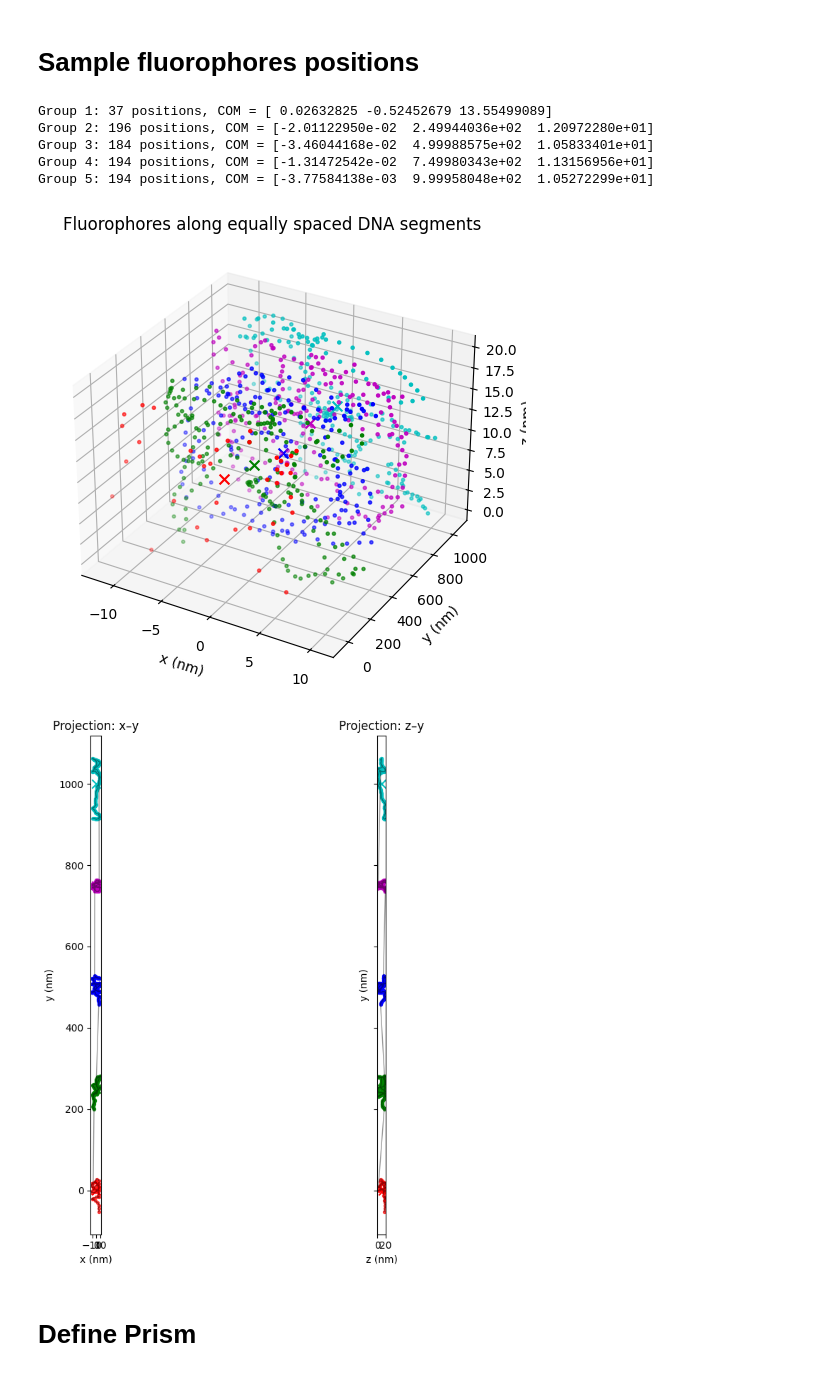
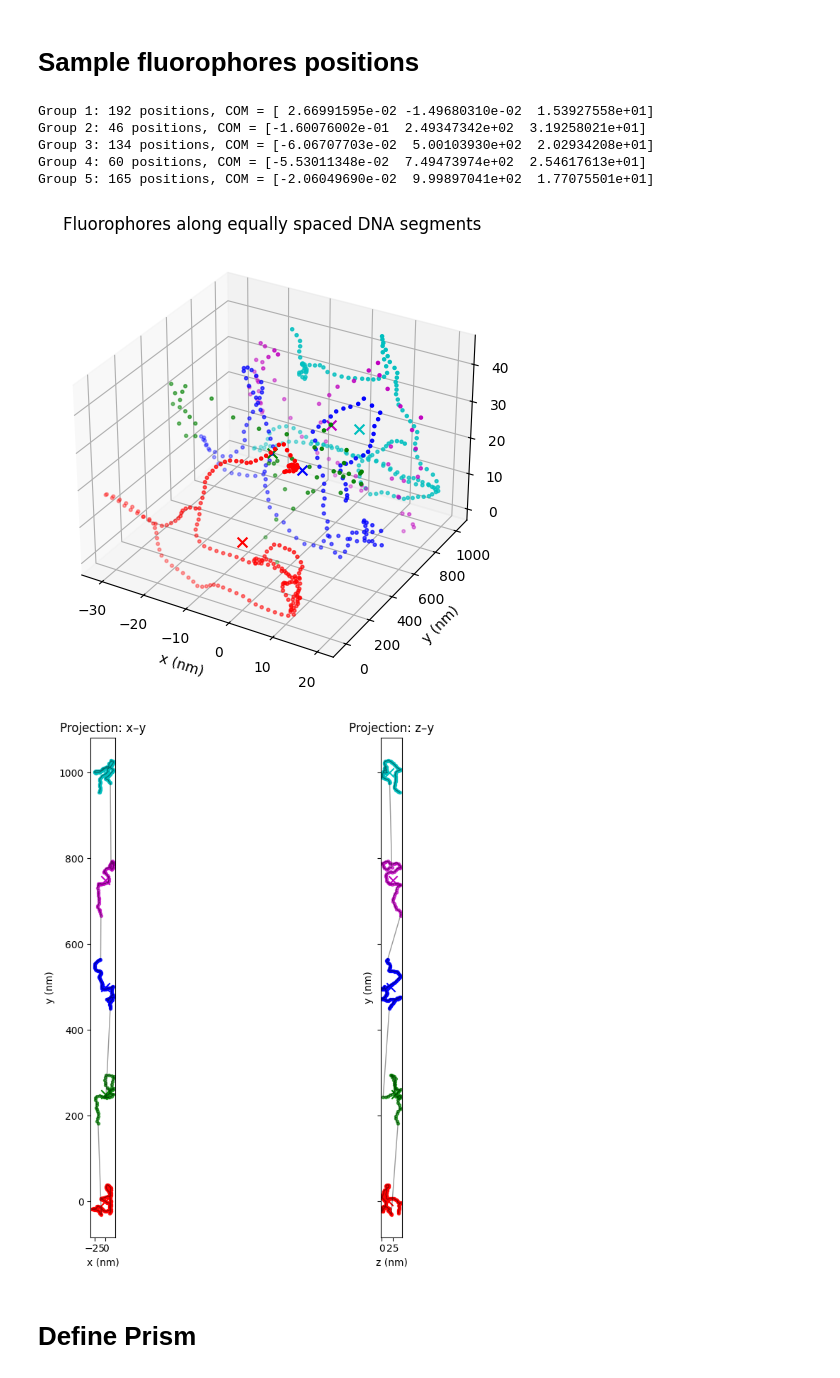
Before and after one commit to cmanzo/DNA_NanoString, a Jupyter notebook: Carlo/sim_gt.ipynb, the cells around one changed output. Cells and saved outputs as stored; diff of their text form; code cells hidden in the pictures.

```diff
--- a/Carlo/sim_gt.ipynb
+++ b/Carlo/sim_gt.ipynb
@@ -220,7 +220,7 @@ import numpy as np
 import matplotlib.pyplot as plt
 
 # Load DNA chains
-df = pd.read_csv("dna_900bp_channel_WLC_D20.csv")
+df = pd.read_csv("dna_900bp_channel_WLC_D45.csv")
 
 chain_ids = df["chain_id"].unique()[:5]
 segments = []
@@ -296,7 +296,7 @@ import numpy as np
 import matplotlib.pyplot as plt
 
 # --- Load DNA chains ---
-df = pd.read_csv("dna_900bp_channel_WLC_D20.csv")
+df = pd.read_csv("dna_900bp_channel_WLC_D45.csv")
 chain_ids = df["chain_id"].unique()[:5]
 segments = []
 
@@ -374,40 +374,40 @@ ax.set_zlabel("z (nm)")
 ax.set_title("Fluorophores along equally spaced DNA segments")
 plt.tight_layout()
 plt.show()
 
 # --- 2D projections ---
 fig, axes = plt.subplots(1, 2, figsize=(12, 8), sharey=True)
 
 # x–y projection
 axes[0].plot(all_coords[:, 0], all_coords[:, 1], "k-", linewidth=1.0, alpha=0.4)
 for samples, com, col in zip(fluorophore_groups, group_coms, colors):
     axes[0].scatter(samples[:, 0], samples[:, 1], s=8, color=col, alpha=0.7)
     axes[0].scatter(com[0], com[1], s=80, color=col, marker="x")
 axes[0].set_xlabel("x (nm)")
 axes[0].set_ylabel("y (nm)")
 axes[0].set_title("Projection: x–y")
 axes[0].set_aspect("equal", adjustable="box")
 
 # z–y projection
 axes[1].plot(all_coords[:, 2], all_coords[:, 1], "k-", linewidth=1.0, alpha=0.4)
 for samples, com, col in zip(fluorophore_groups, group_coms, colors):
     axes[1].scatter(samples[:, 2], samples[:, 1], s=8, color=col, alpha=0.7)
     axes[1].scatter(com[2], com[1], s=80, color=col, marker="x")
 axes[1].set_xlabel("z (nm)")
 axes[1].set_ylabel("y (nm)")
 axes[1].set_title("Projection: z–y")
 axes[1].set_aspect("equal", adjustable="box")
 
 plt.tight_layout()
 plt.show()
 # %% [output]
-Group 1: 37 positions, COM = [ 0.02632825 -0.52452679 13.55499089]
-Group 2: 196 positions, COM = [-2.01122950e-02  2.49944036e+02  1.20972280e+01]
-Group 3: 184 positions, COM = [-3.46044168e-02  4.99988575e+02  1.05833401e+01]
-Group 4: 194 positions, COM = [-1.31472542e-02  7.49980343e+02  1.13156956e+01]
-Group 5: 194 positions, COM = [-3.77584138e-03  9.99958048e+02  1.05272299e+01]
+Group 1: 192 positions, COM = [ 2.66991595e-02 -1.49680310e-02  1.53927558e+01]
+Group 2: 46 positions, COM = [-1.60076002e-01  2.49347342e+02  3.19258021e+01]
+Group 3: 134 positions, COM = [-6.06707703e-02  5.00103930e+02  2.02934208e+01]
+Group 4: 60 positions, COM = [-5.53011348e-02  7.49473974e+02  2.54617613e+01]
+Group 5: 165 positions, COM = [-2.06049690e-02  9.99897041e+02  1.77075501e+01]
-[figure, old version]
+[figure, new version]
-[figure, old version]
+[figure, new version]
 # %% [markdown]
 # Define Prism
 # %%
```
Also changed, not shown: parts of 4 cells of this notebook, 1 other file.
